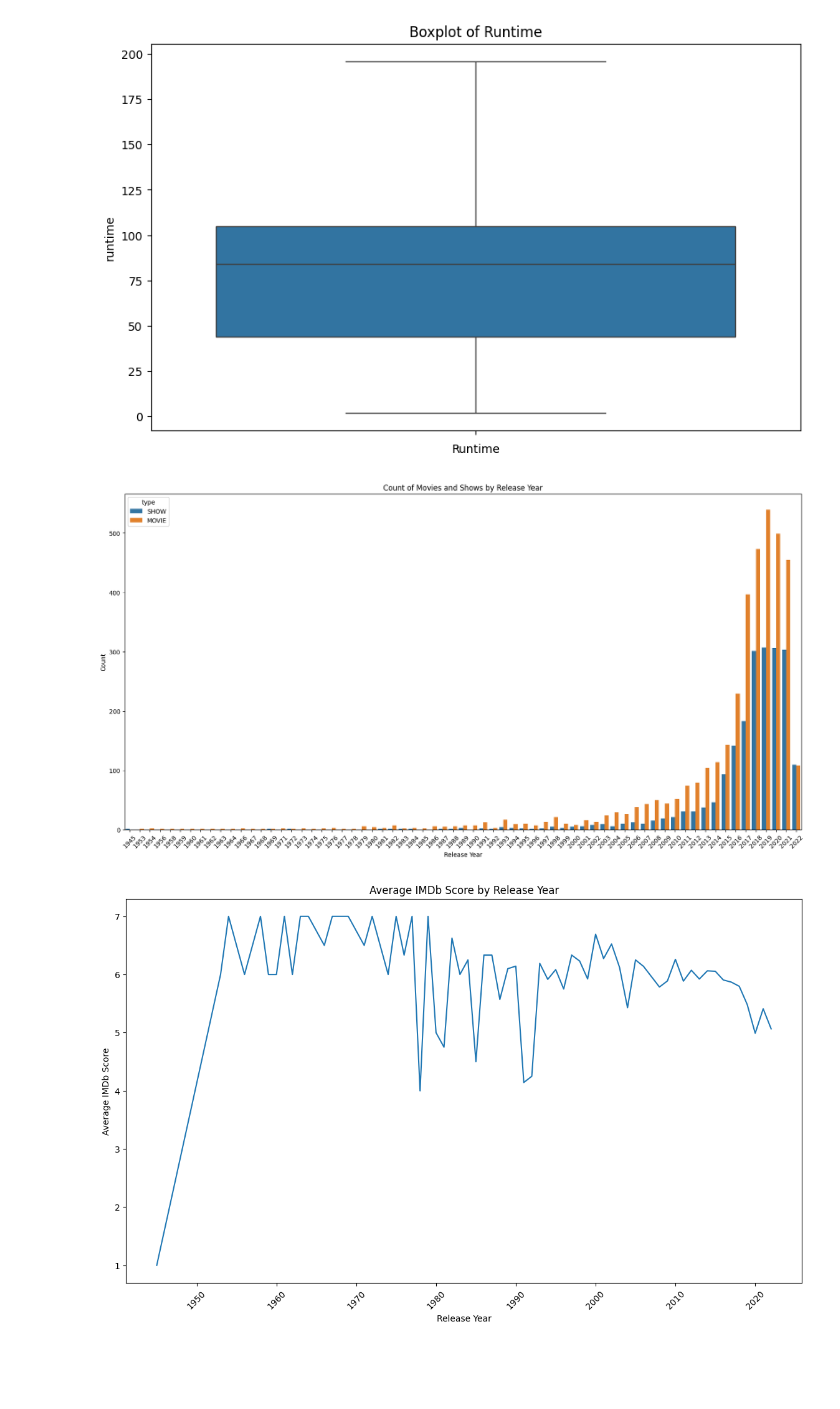
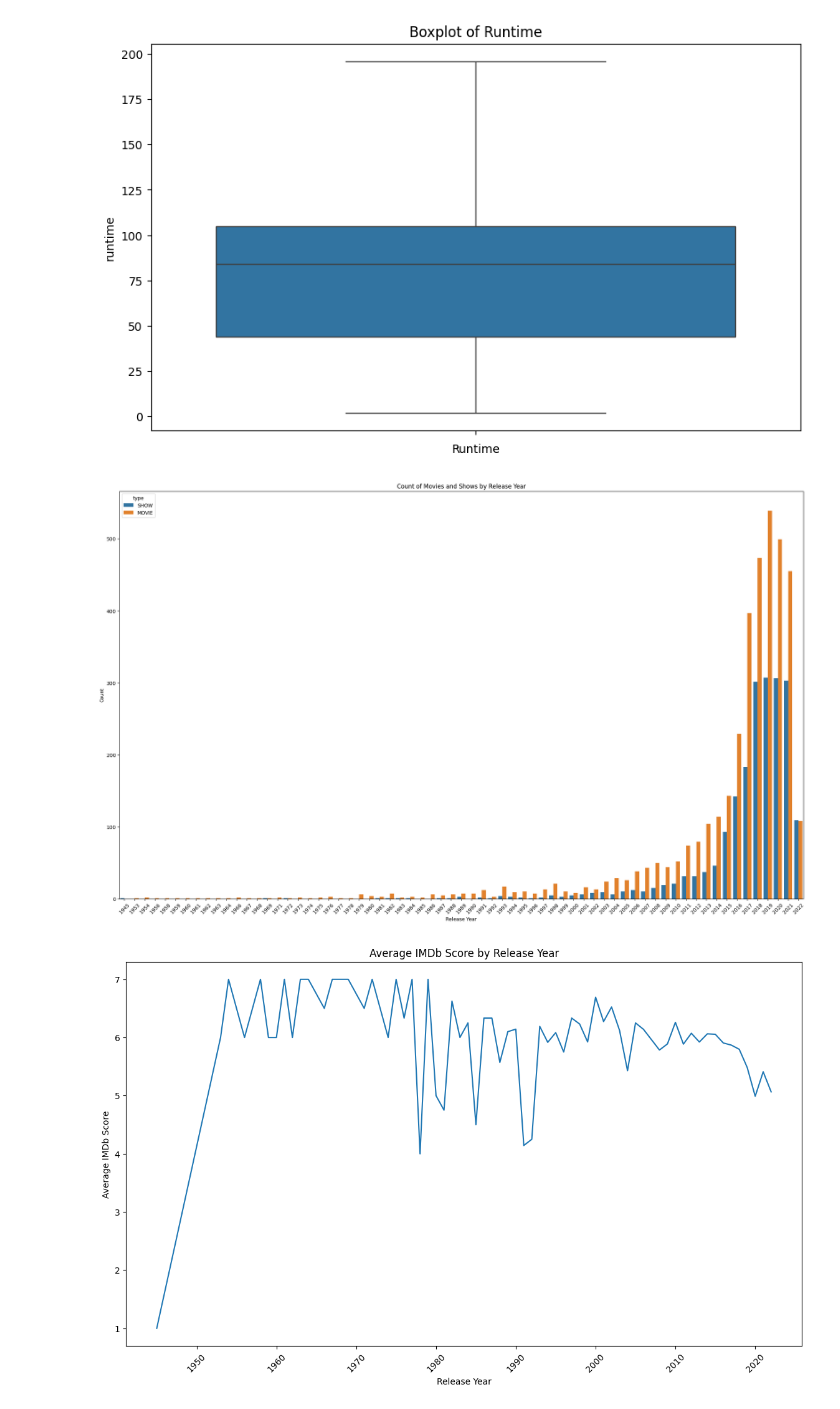
Before and after one commit to Karthikgolla9030/Netflix_Analysis_Project, a Jupyter notebook: processing.ipynb, the cells around one changed output. Cells and saved outputs as stored; diff of their text form; code cells hidden in the pictures; blank space fills up the shorter version.

Commit message:
data after processing

```diff
--- a/processing.ipynb
+++ b/processing.ipynb
@@ -10,7 +10,7 @@ import ast
 # %% [markdown]
 <h1>load the dataset!</h1>
 # %%
-data = pd.read_csv(r'C:\Users\salma\OneDrive\Desktop\SALMAN\ds-projects\netflix.csv')
+data = pd.read_csv(r'C:\Users\salma\OneDrive\Desktop\SALMAN\ds-projects\netflix_analysis\netflix.csv')
 data
 # %% [output]
 |  | title | type | release_year | age_certification | runtime | genres | production_countries | seasons | ... |
@@ -472,15 +472,15 @@ plt.show()
 [figure]
 # %%
 # Count of movies and shows by release year
-plt.figure(figsize=(20, 10))
+plt.figure(figsize=(25, 15))
 sns.countplot(data=data, x='release_year', hue='type')
 plt.title('Count of Movies and Shows by Release Year')
 plt.xlabel('Release Year')
 plt.ylabel('Count')
 plt.xticks(rotation=45)
 plt.show()
 # %% [output]
-[figure, old version]
+[figure, new version]
 # %%
 # Average IMDb score by release year
 plt.figure(figsize=(14, 8))
```
